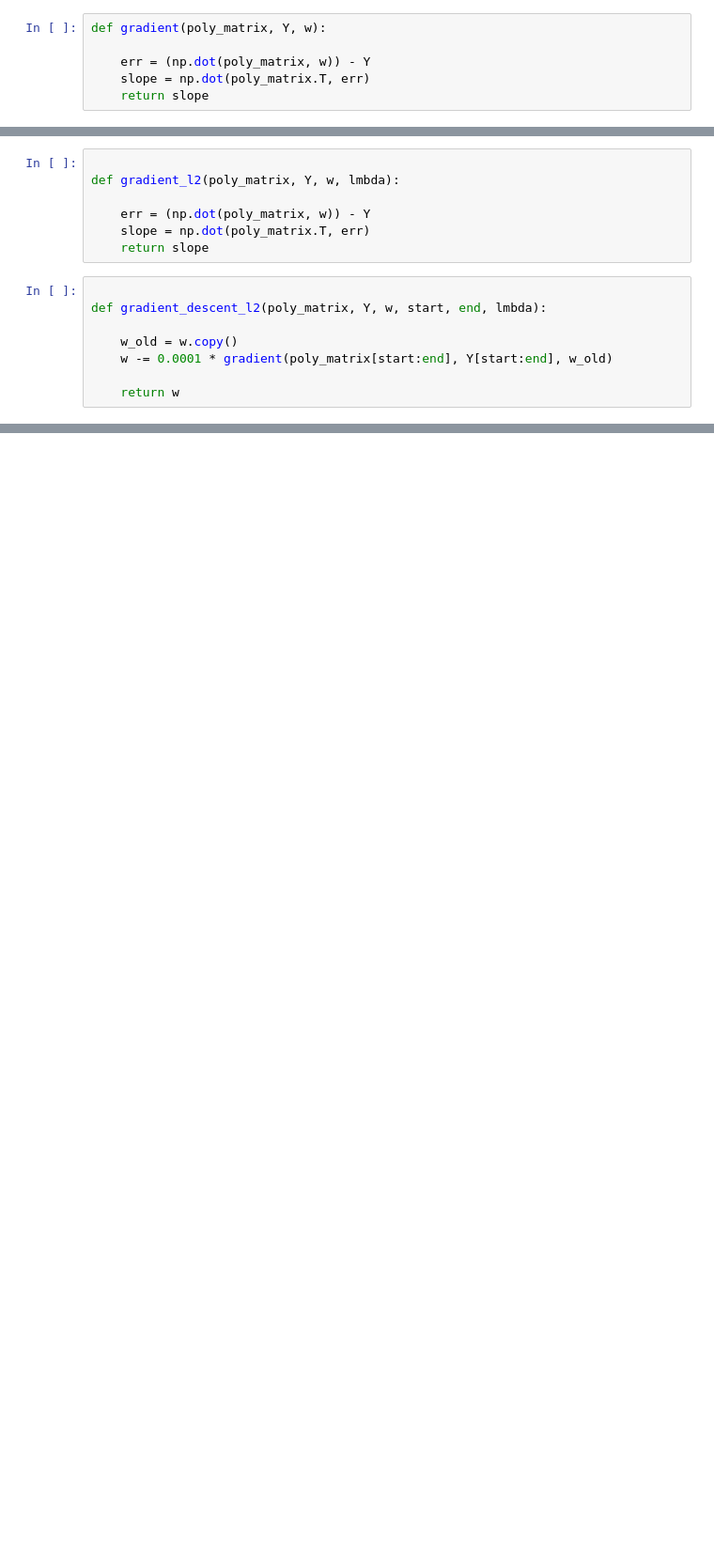
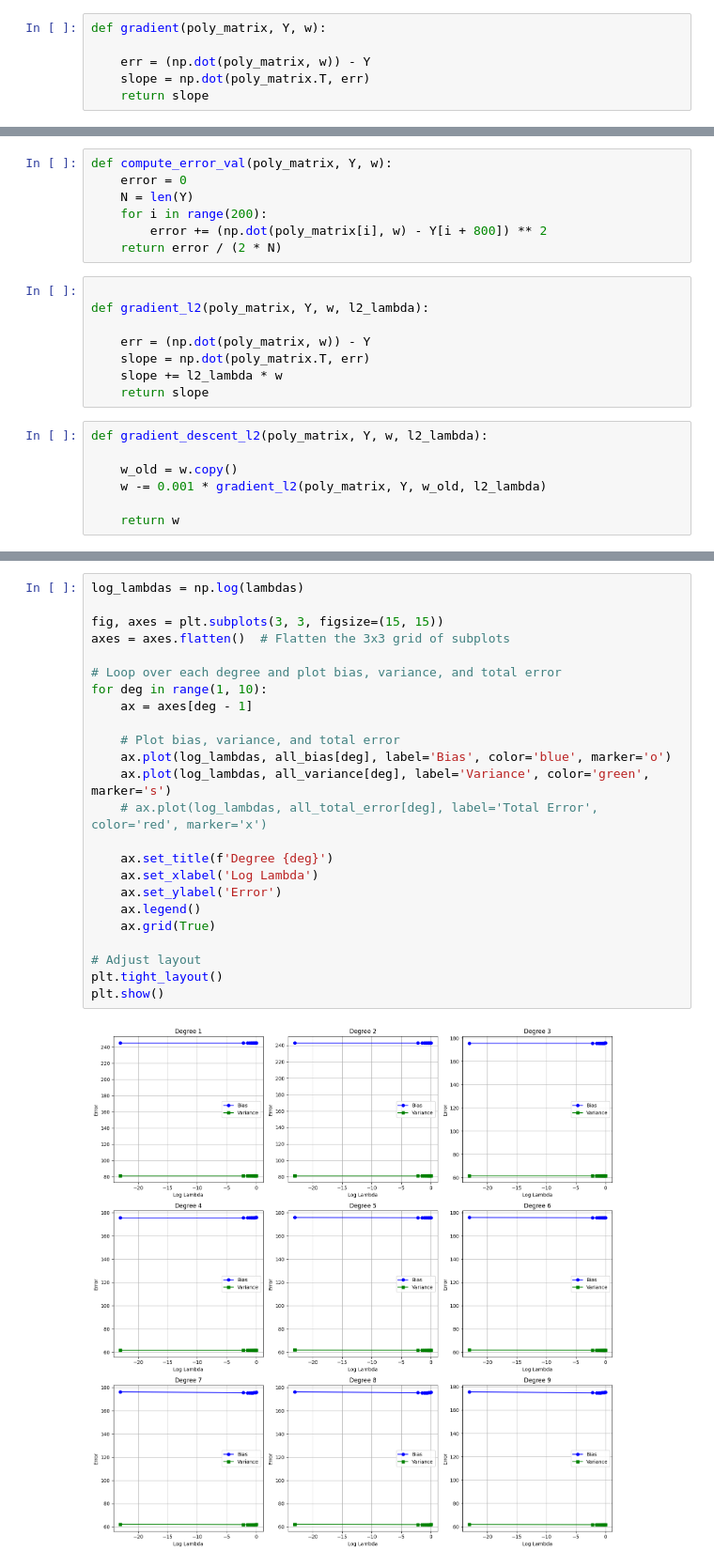
Before and after one commit to RastogiAdit/FODS-Assignment_1, a Jupyter notebook: Assignment-1.ipynb, the cells around one changed output, grey strips where cells are left out. Shown at 94% size. Saved outputs shown, nothing was run; the diff lists cells and outputs as text; blank space fills up the shorter version.

```diff
--- a/Assignment-1.ipynb
+++ b/Assignment-1.ipynb
@@ -145,16 +137,23 @@ def compute_error_l2(poly_matrix, Y, w, lmdba):
+# %%
+def compute_error_val(poly_matrix, Y, w):
+    error = 0
+    N = len(Y)
+    for i in range(200):
+        error += (np.dot(poly_matrix[i], w) - Y[i + 800]) ** 2
+    return error / (2 * N)
 # %%
 
-def gradient_l2(poly_matrix, Y, w, lmbda):
+def gradient_l2(poly_matrix, Y, w, l2_lambda):
 
     err = (np.dot(poly_matrix, w)) - Y
     slope = np.dot(poly_matrix.T, err)
+    slope += l2_lambda * w
     return slope
 # %%
-
-def gradient_descent_l2(poly_matrix, Y, w, start, end, lmbda):
+def gradient_descent_l2(poly_matrix, Y, w, l2_lambda):
 
     w_old = w.copy()
-    w -= 0.0001 * gradient(poly_matrix[start:end], Y[start:end], w_old)
+    w -= 0.001 * gradient_l2(poly_matrix, Y, w_old, l2_lambda)
 
     return w
 # %%
@@ -202,0 +201,26 @@ plt.show()
+# %%
+log_lambdas = np.log(lambdas)
+
+fig, axes = plt.subplots(3, 3, figsize=(15, 15))
+axes = axes.flatten()  # Flatten the 3x3 grid of subplots
+
+# Loop over each degree and plot bias, variance, and total error
+for deg in range(1, 10):
+    ax = axes[deg - 1]
+
+    # Plot bias, variance, and total error
+    ax.plot(log_lambdas, all_bias[deg], label='Bias', color='blue', marker='o')
+    ax.plot(log_lambdas, all_variance[deg], label='Variance', color='green', marker='s')
+    # ax.plot(log_lambdas, all_total_error[deg], label='Total Error', color='red', marker='x')
+
+    ax.set_title(f'Degree {deg}')
+    ax.set_xlabel('Log Lambda')
+    ax.set_ylabel('Error')
+    ax.legend()
+    ax.grid(True)
+
+# Adjust layout
+plt.tight_layout()
+plt.show()
+# %% [output]
+[figure, added]
```
Also changed, not shown: parts of 10 cells of this notebook, 1 other file.
